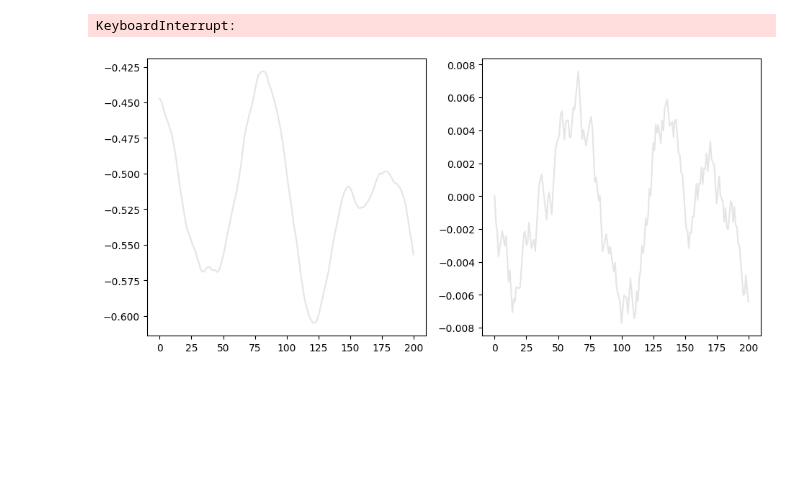
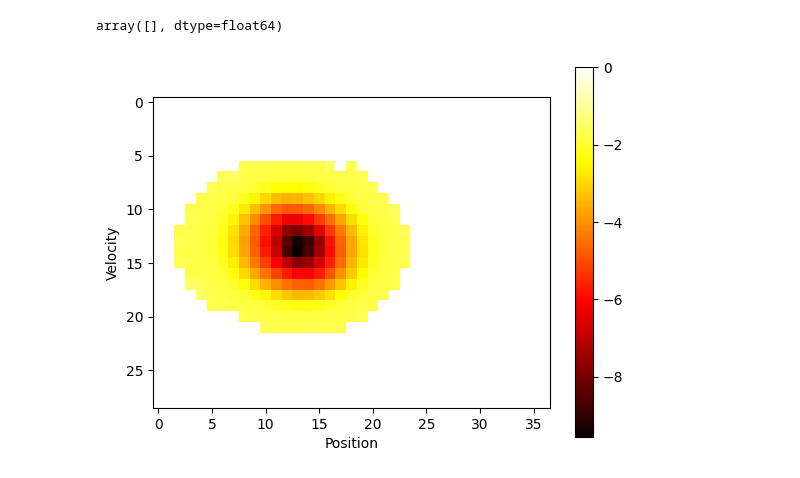
Before and after one commit to NicolasRR/ANN-RL, a Jupyter notebook: dyna.ipynb, the cells around one changed output. Cells and saved outputs as stored; diff of their text form; code cells hidden in the pictures; blank space fills up the shorter version.

```diff
--- a/dyna.ipynb
+++ b/dyna.ipynb
@@ -8,2 +9,20 @@ from tqdm import tqdm
 # %%
 from dyna import DynaAgent, plot_delta_Q, plot_max_Q
+# %%
+# Parameters
+seed = 42
+discr_step = [0.05, 0.005]
+k = 128
+alpha = 0.0
+decay = 0.99
+discount = 0.99
+replay_size = 10_000
+start_epsilon=0.9
+n_episodes = 15_000
+# %%
+env = gym.make('MountainCar-v0')
+env.action_space.seed(seed)
+
+observation, info = env.reset(seed=seed)
+# Create the DynaAgent
+agent = DynaAgent(decay=decay, start_epsilon=start_epsilon, gamma=discount, discr_step=discr_step, k=k,alpha=alpha, replay_size=replay_size,env=env)
@@ -10,9 +135,28 @@ from dyna import DynaAgent, plot_delta_Q, plot_max_Q
+# %%
+np.array([[],[]])[0]
+# %% [output]
+array([], dtype=float64)
+# %%
+import numpy as np
+import matplotlib.pyplot as plt
+
+# Create a 10x10 numpy array
+data = agent.Q[:,:,0].T
+
+# Create a heatmap using matplotlib
+plt.imshow(data, cmap='hot', interpolation='nearest')
+plt.xlabel('Position')
+plt.ylabel('Velocity')
+plt.colorbar()
+plt.show()
+# %% [output]
+[figure, added]
 # %%
 logging_steps = 1000
 # Create the environment
 env = gym.make('MountainCar-v0')
 # Create the DynaAgent
-dyna_agent = DynaAgent(decay=0.999, discr_step=[0.025, 0.005], k=64,alpha=1.5,env=env)
+dyna_agent = DynaAgent(decay=0.999, discr_step=[0.025, 0.005], k=64,alpha=0.0,env=env)
 
 # Train the agent
 n_episodes = 10_000
@@ -59,10 +203,7 @@ with tqdm(total=n_episodes, desc=f"Episode 0/{n_episodes}") as pbar:
         pbar.refresh()
 env.close()
 ax[0].set_xlabel('Episodes')
-ax[0].set_ylabel('Position')
-ax[1].set_xlabel('Episodes')
-ax[1].set_ylabel('Velocity')
-plt.legend()
+ax[0].set_ylabel('Position')dyna_agent
 plt.show()
 
 
@@ -72,6 +213,3 @@ plt.plot(episode_rewards,label='episode rewards')
 plt.title('Duration and total reward for each episode' )
 plt.xlabel('Episodes')
 plt.legend()
-# %% [output]
-KeyboardInterrupt:
-[figure, removed]
```
Also changed, not shown: parts of 20 cells of this notebook, 1 other file.
